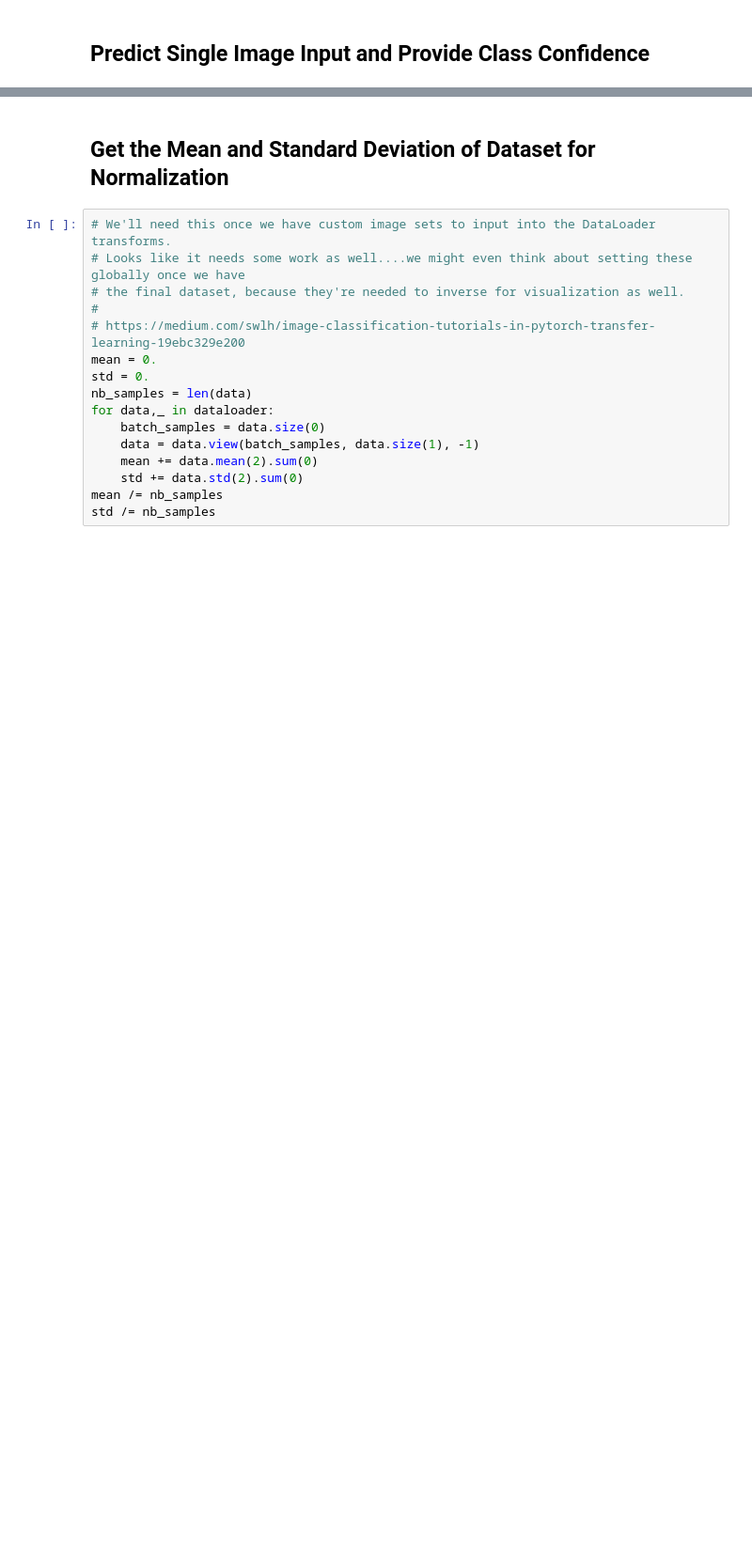
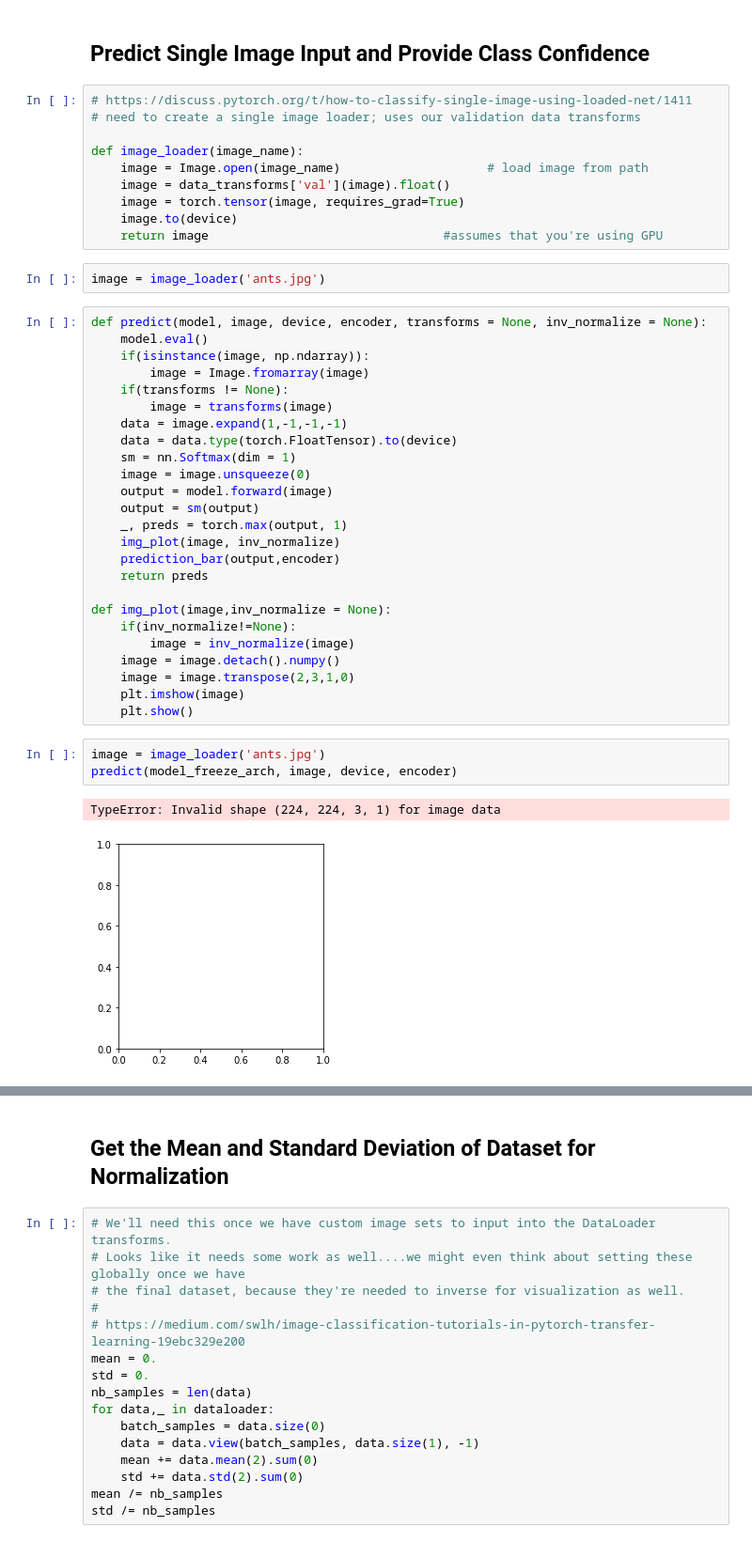
Before and after one commit to bpwilke/CapstoneA_NLP_TransferLearning, a Jupyter notebook: First Transfer Learning Example.ipynb, the cells around one changed output, grey strips where cells are left out. Shown at 94% size. Cells and saved outputs as stored; diff of their text form; blank space fills up the shorter version.

```diff
--- a/First Transfer Learning Example.ipynb
+++ b/First Transfer Learning Example.ipynb
@@ -488,2 +609,45 @@ visualize_model(model_freeze_arch)
 # %% [markdown]
 ## Predict Single Image Input and Provide Class Confidence
+# %%
+# https://discuss.pytorch.org/t/how-to-classify-single-image-using-loaded-net/1411
+# need to create a single image loader; uses our validation data transforms
+
+def image_loader(image_name):
+    image = Image.open(image_name)                    # load image from path
+    image = data_transforms['val'](image).float()
+    image = torch.tensor(image, requires_grad=True)
+    image.to(device)
+    return image                                #assumes that you're using GPU
+# %%
+image = image_loader('ants.jpg')
+# %%
+def predict(model, image, device, encoder, transforms = None, inv_normalize = None):
+    model.eval()
+    if(isinstance(image, np.ndarray)):
+        image = Image.fromarray(image)
+    if(transforms != None):
+        image = transforms(image)
+    data = image.expand(1,-1,-1,-1)
+    data = data.type(torch.FloatTensor).to(device)
+    sm = nn.Softmax(dim = 1)
+    image = image.unsqueeze(0)
+    output = model.forward(image)
+    output = sm(output)
+    _, preds = torch.max(output, 1)
+    img_plot(image, inv_normalize)
+    prediction_bar(output,encoder)
+    return preds
+
+def img_plot(image,inv_normalize = None):
+    if(inv_normalize!=None):
+        image = inv_normalize(image)
+    image = image.detach().numpy()
+    image = image.transpose(2,3,1,0)
+    plt.imshow(image)
+    plt.show()
+# %%
+image = image_loader('ants.jpg')
+predict(model_freeze_arch, image, device, encoder)
+# %% [output]
+TypeError: Invalid shape (224, 224, 3, 1) for image data
+[figure, added]
```
Also changed, not shown: parts of 22 cells of this notebook, 1 other file.
